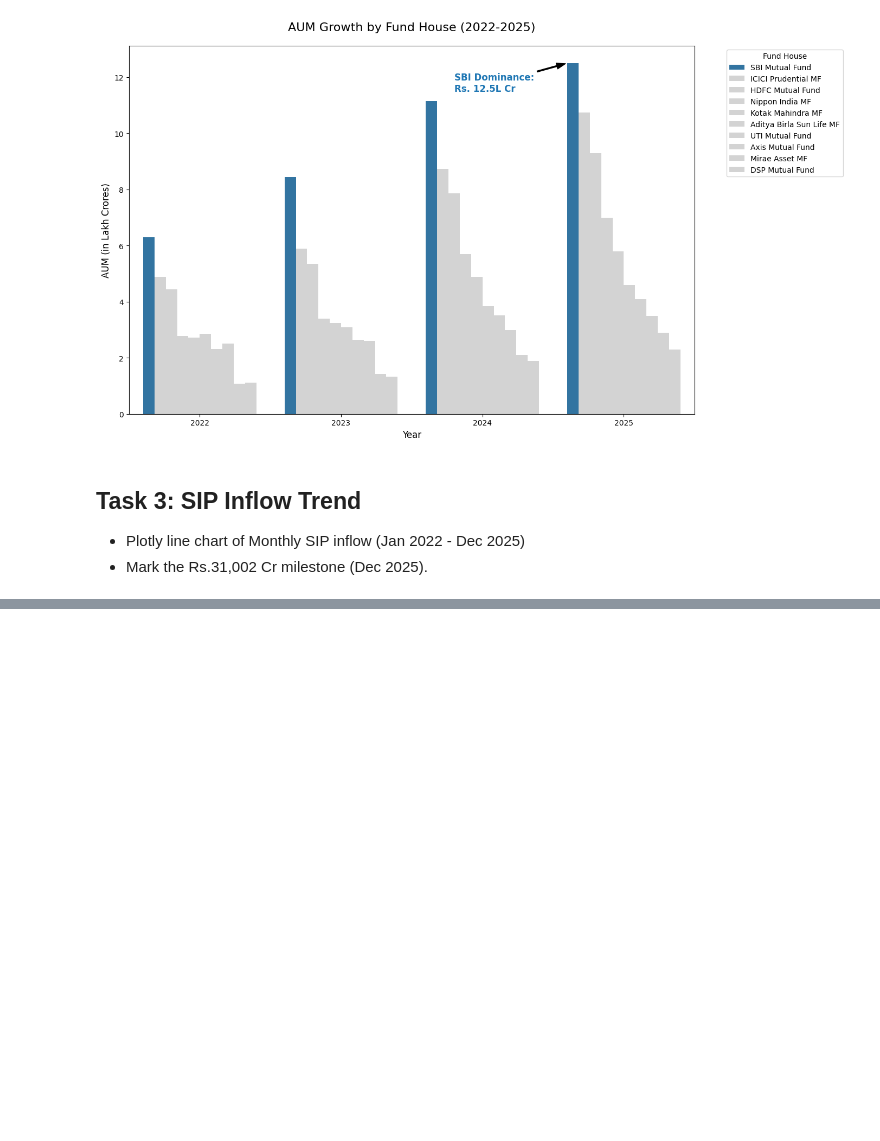
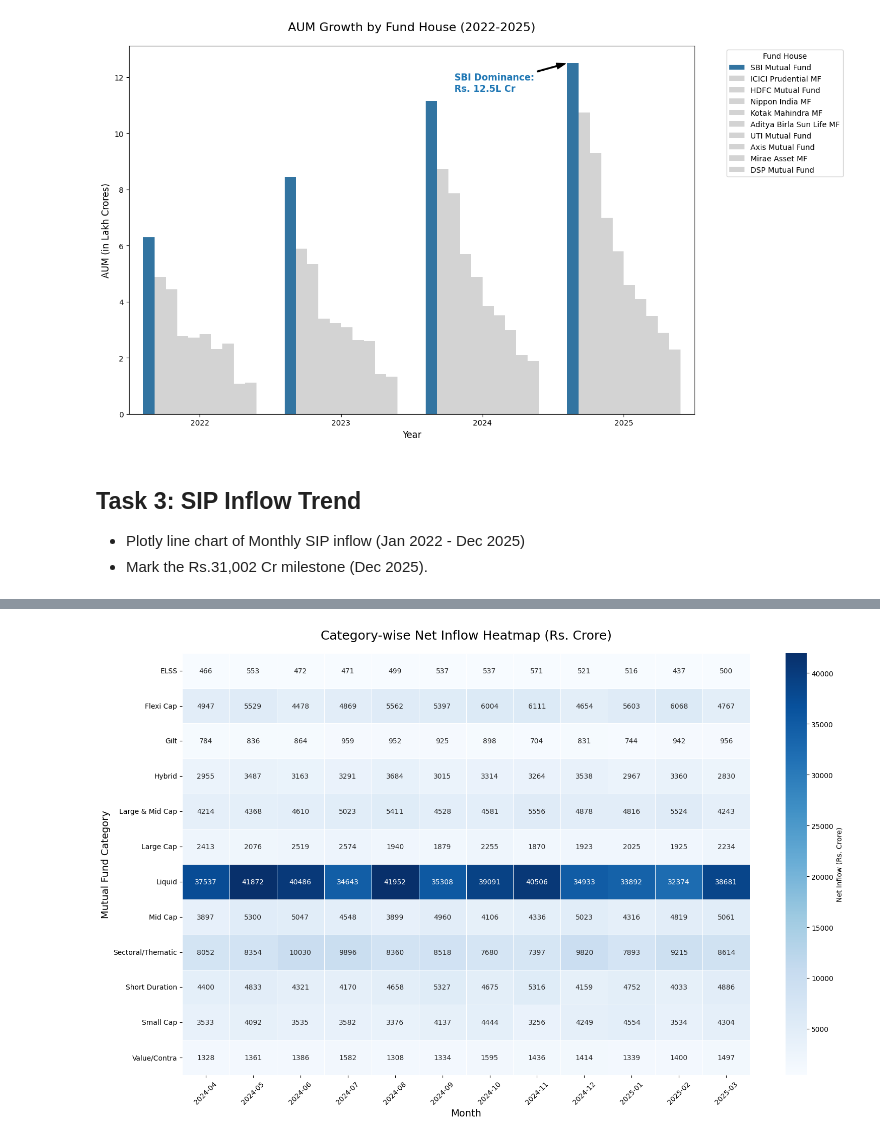
Before and after one commit to Nava-deep-18/Bluestock_capstone, a Jupyter notebook: notebooks/03_eda_analysis.ipynb, the cells around one changed output, grey strips where cells are left out. Drawn from its saved outputs; the diff is of its cells as text; code cells hidden in the pictures; blank space fills up the shorter version.

Commit message:
Day3: Full EDA_Analysis and saving the charts into reports folder

```diff
--- a/notebooks/03_eda_analysis.ipynb
+++ b/notebooks/03_eda_analysis.ipynb
@@ -224,0 +232,48 @@ fig_sip.show()
+# %%
+import pandas as pd
+import seaborn as sns
+import matplotlib.pyplot as plt
+from pathlib import Path
+
+# Robustly resolve project root
+project_root = Path.cwd()
+if project_root.name == 'notebooks':
+    project_root = project_root.parent
+
+# Load category inflow data
+category_path = project_root / "data" / "processed" / "clean_category_inflows.csv"
+category_df = pd.read_csv(category_path)
+
+# Pivot the data: Months on X-axis (columns), Categories on Y-axis (index), net inflow as values
+heatmap_data = category_df.pivot(index='category', columns='month', values='net_inflow_crore')
+
+# Set up the matplotlib figure
+plt.figure(figsize=(16, 10))
+
+# Plot heatmap using Seaborn
+# Using 'Blues' cmap where darker means more inflow
+sns.heatmap(
+    heatmap_data,
+    cmap='Blues',
+    annot=True,     # Show numbers in cells
+    fmt=".0f",      # Format as integers
+    linewidths=.5,
+    cbar_kws={'label': 'Net Inflow (Rs. Crore)'}
+)
+
+plt.title('Category-wise Net Inflow Heatmap (Rs. Crore)', fontsize=18, pad=20)
+plt.xlabel('Month', fontsize=14)
+plt.ylabel('Mutual Fund Category', fontsize=14)
+
+# Rotate X-axis labels for better readability
+plt.xticks(rotation=45)
+plt.tight_layout()
+
+# Save the chart
+reports_dir = project_root / "reports"
+reports_dir.mkdir(exist_ok=True)
+plt.savefig(reports_dir / "category_heatmap.png", dpi=300, bbox_inches='tight')
+
+plt.show()
+# %% [output]
+[figure, added]
```
Also changed, not shown: parts of 16 cells of this notebook, 13 other files.
